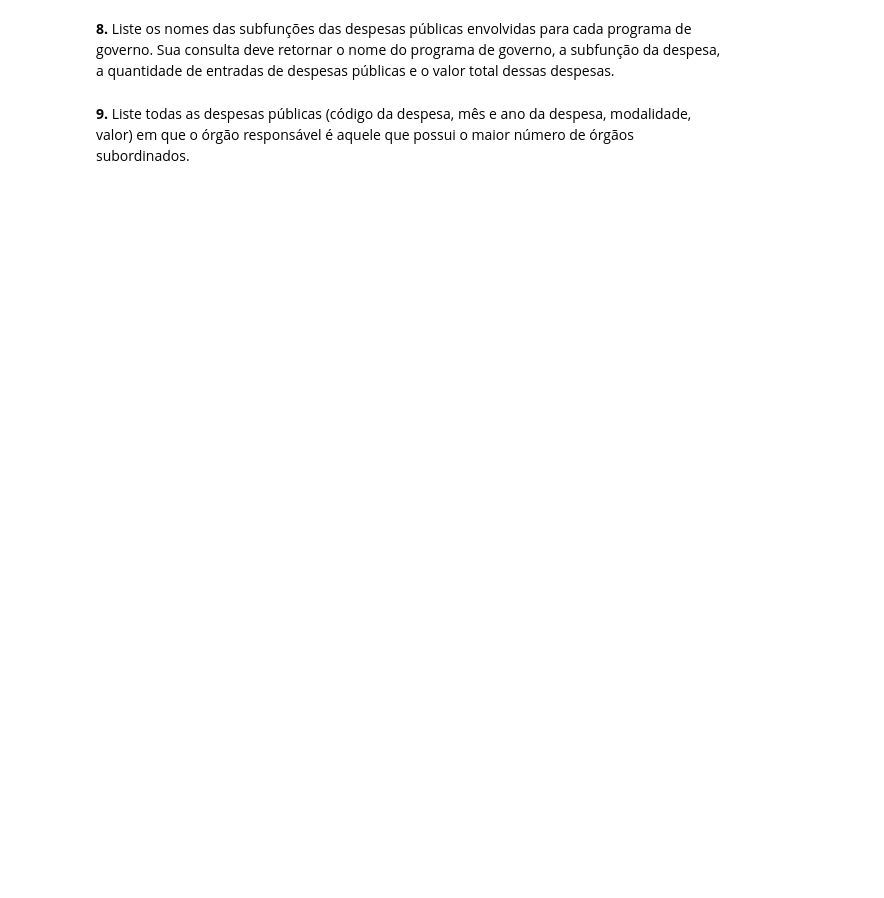
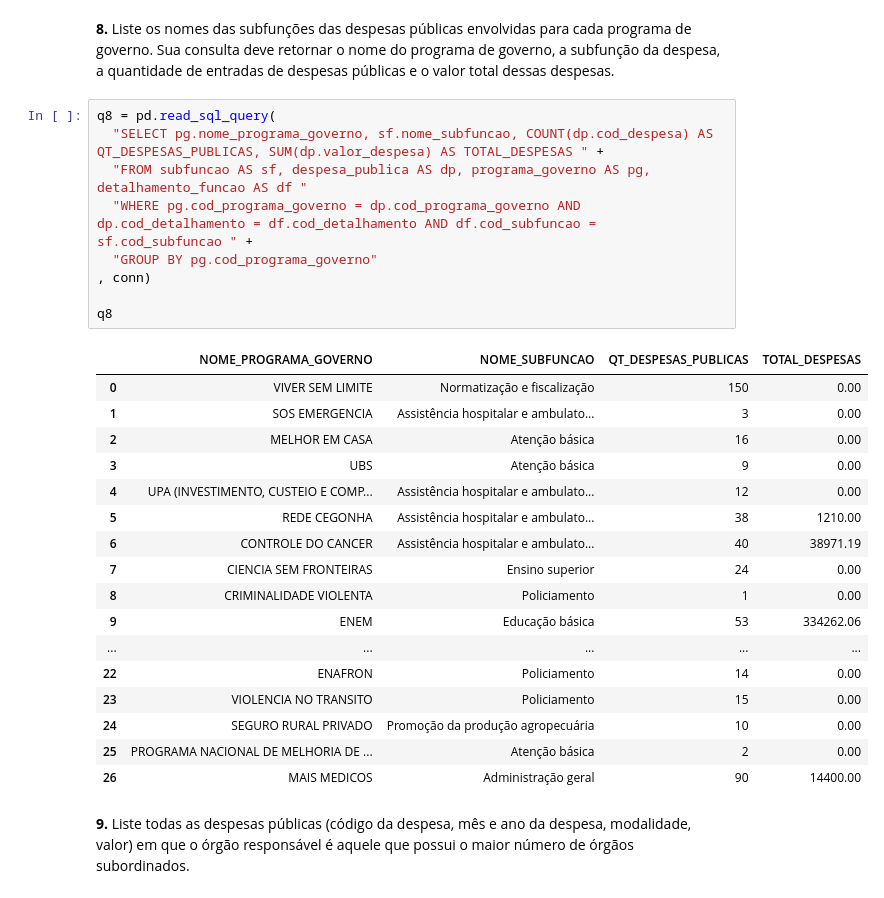
Before and after one commit to ondanieldev/ibd, a Jupyter notebook: ibd_tp_01.ipynb, the cells around one changed output. Cells and saved outputs as stored; diff of their text form; blank space fills up the shorter version.

```diff
--- a/ibd_tp_01.ipynb
+++ b/ibd_tp_01.ipynb
@@ -113,4 +280,31 @@ Expresse cada consulta abaixo utilizando SQL:
 # %% [markdown]
 **8.** Liste os nomes das subfunções das despesas públicas envolvidas para cada programa de governo. Sua consulta deve retornar o nome do programa de governo, a subfunção da despesa, a quantidade de entradas de despesas públicas e o valor total dessas despesas.
+# %%
+q8 = pd.read_sql_query(
+  "SELECT pg.nome_programa_governo, sf.nome_subfuncao, COUNT(dp.cod_despesa) AS QT_DESPESAS_PUBLICAS, SUM(dp.valor_despesa) AS TOTAL_DESPESAS " +
+  "FROM subfuncao AS sf, despesa_publica AS dp, programa_governo AS pg, detalhamento_funcao AS df "
+  "WHERE pg.cod_programa_governo = dp.cod_programa_governo AND dp.cod_detalhamento = df.cod_detalhamento AND df.cod_subfuncao = sf.cod_subfuncao " +
+  "GROUP BY pg.cod_programa_governo"
+, conn)
+
+q8
+# %% [output]
+|  | NOME_PROGRAMA_GOVERNO | NOME_SUBFUNCAO | QT_DESPESAS_PUBLICAS | TOTAL_DESPESAS |
+| 0 | VIVER SEM LIMITE | Normatização e fiscalização | 150 | 0.00 |
+| 1 | SOS EMERGENCIA | Assistência hospitalar e ambulato... | 3 | 0.00 |
+| 2 | MELHOR EM CASA | Atenção básica | 16 | 0.00 |
+| 3 | UBS | Atenção básica | 9 | 0.00 |
+| 4 | UPA (INVESTIMENTO, CUSTEIO E COMP... | Assistência hospitalar e ambulato... | 12 | 0.00 |
+| 5 | REDE CEGONHA | Assistência hospitalar e ambulato... | 38 | 1210.00 |
+| 6 | CONTROLE DO CANCER | Assistência hospitalar e ambulato... | 40 | 38971.19 |
+| 7 | CIENCIA SEM FRONTEIRAS | Ensino superior | 24 | 0.00 |
+| 8 | CRIMINALIDADE VIOLENTA | Policiamento | 1 | 0.00 |
+| 9 | ENEM | Educação básica | 53 | 334262.06 |
+| ... | ... | ... | ... | ... |
+| 22 | ENAFRON | Policiamento | 14 | 0.00 |
+| 23 | VIOLENCIA NO TRANSITO | Policiamento | 15 | 0.00 |
+| 24 | SEGURO RURAL PRIVADO | Promoção da produção agropecuária | 10 | 0.00 |
+| 25 | PROGRAMA NACIONAL DE MELHORIA DE ... | Atenção básica | 2 | 0.00 |
+| 26 | MAIS MEDICOS | Administração geral | 90 | 14400.00 |
 # %% [markdown]
 **9.** Liste todas as despesas públicas (código da despesa, mês e ano da despesa, modalidade, valor) em que o órgão responsável é aquele que possui o maior número de órgãos subordinados.
```
Also changed, not shown: parts of 16 cells of this notebook, 1 other file.
